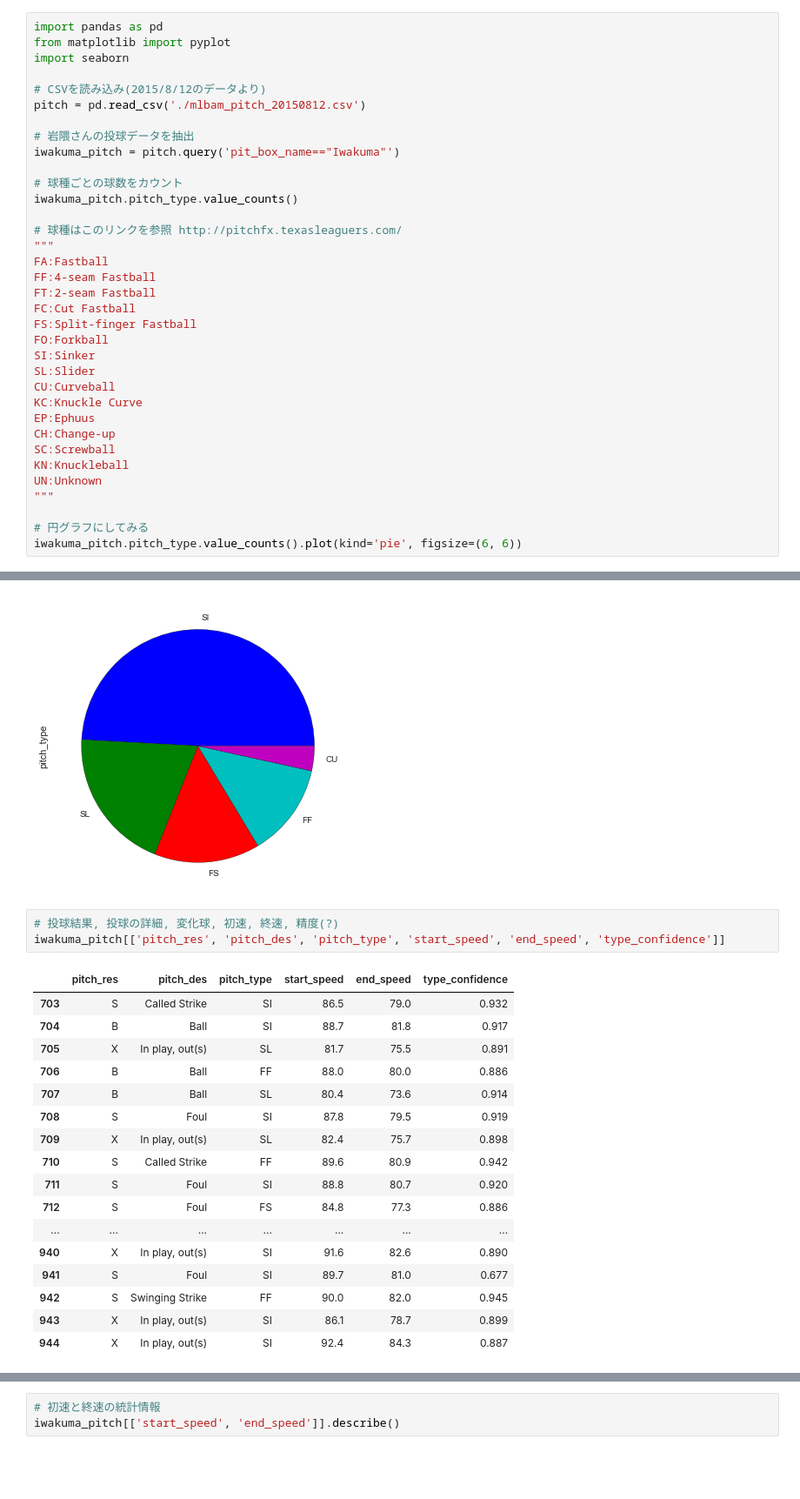
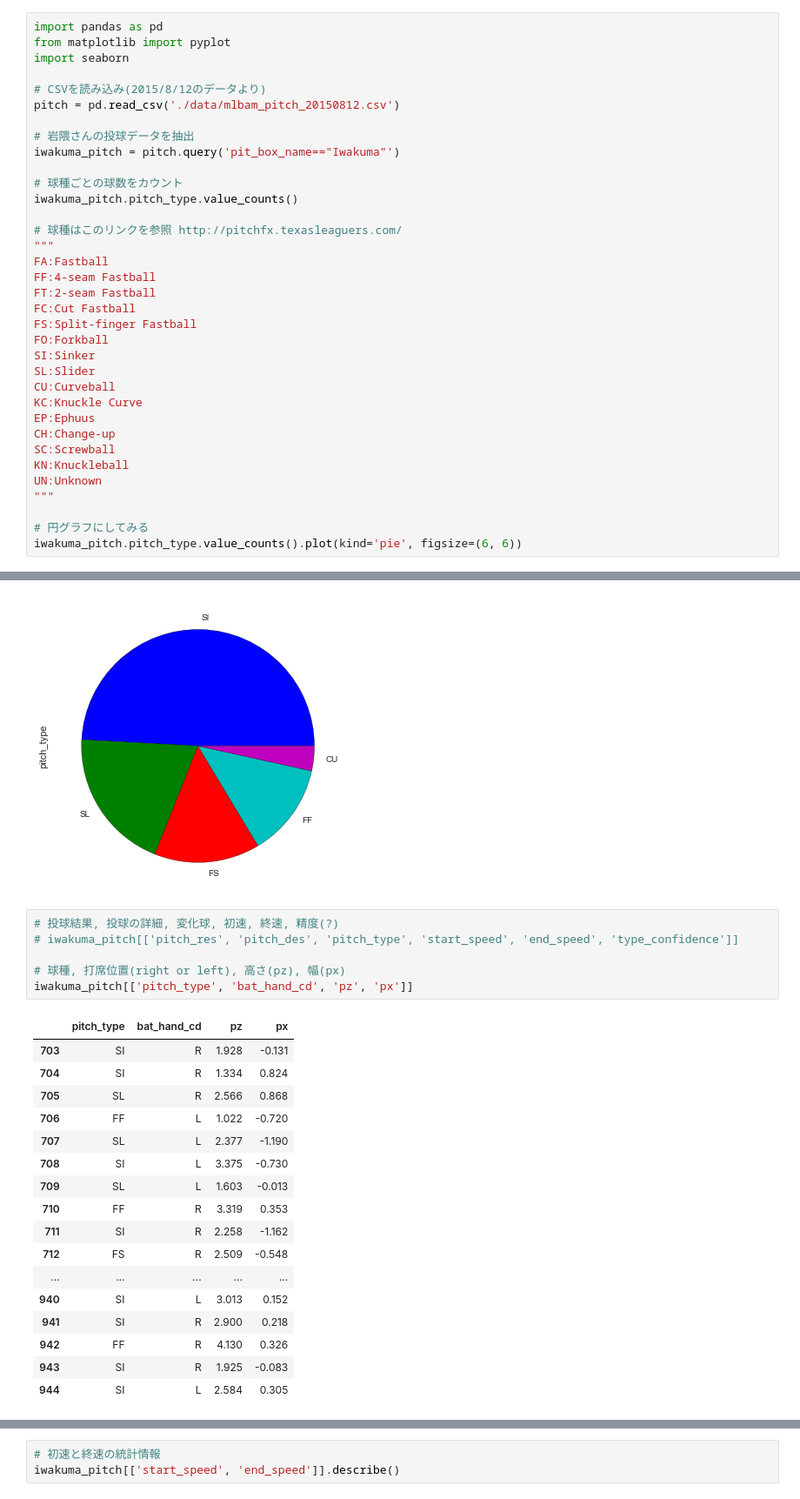
Before and after one commit to Shinichi-Nakagawa/pitchfx_example_python, a Jupyter notebook: pitchfx-example.ipynb, the cells around one changed output, grey strips where cells are left out. Shown: that part at 87% size. Saved outputs shown, nothing was run; the diff lists cells and outputs as text; blank space fills up the shorter version.

```diff
--- a/pitchfx-example.ipynb
+++ b/pitchfx-example.ipynb
@@ -17,7 +11,7 @@ from matplotlib import pyplot
 import seaborn
 
 # CSVを読み込み(2015/8/12のデータより)
-pitch = pd.read_csv('./mlbam_pitch_20150812.csv')
+pitch = pd.read_csv('./data/mlbam_pitch_20150812.csv')
 
 # 岩隈さんの投球データを抽出
 iwakuma_pitch = pitch.query('pit_box_name=="Iwakuma"')
@@ -51,22 +45,25 @@ iwakuma_pitch.pitch_type.value_counts().plot(kind='pie', figsize=(6, 6))
 [figure]
 # %%
 # 投球結果, 投球の詳細, 変化球, 初速, 終速, 精度(?)
-iwakuma_pitch[['pitch_res', 'pitch_des', 'pitch_type', 'start_speed', 'end_speed', 'type_confidence']]
+# iwakuma_pitch[['pitch_res', 'pitch_des', 'pitch_type', 'start_speed', 'end_speed', 'type_confidence']]
+
+# 球種, 打席位置(right or left), 高さ(pz), 幅(px)
+iwakuma_pitch[['pitch_type', 'bat_hand_cd', 'pz', 'px']]
 # %% [output]
-|  | pitch_res | pitch_des | pitch_type | start_speed | end_speed | type_confidence |
-| 703 | S | Called Strike | SI | 86.5 | 79.0 | 0.932 |
-| 704 | B | Ball | SI | 88.7 | 81.8 | 0.917 |
-| 705 | X | In play, out(s) | SL | 81.7 | 75.5 | 0.891 |
-| 706 | B | Ball | FF | 88.0 | 80.0 | 0.886 |
-| 707 | B | Ball | SL | 80.4 | 73.6 | 0.914 |
-| 708 | S | Foul | SI | 87.8 | 79.5 | 0.919 |
-| 709 | X | In play, out(s) | SL | 82.4 | 75.7 | 0.898 |
-| 710 | S | Called Strike | FF | 89.6 | 80.9 | 0.942 |
-| 711 | S | Foul | SI | 88.8 | 80.7 | 0.920 |
-| 712 | S | Foul | FS | 84.8 | 77.3 | 0.886 |
-| ... | ... | ... | ... | ... | ... | ... |
-| 940 | X | In play, out(s) | SI | 91.6 | 82.6 | 0.890 |
-| 941 | S | Foul | SI | 89.7 | 81.0 | 0.677 |
-| 942 | S | Swinging Strike | FF | 90.0 | 82.0 | 0.945 |
-| 943 | X | In play, out(s) | SI | 86.1 | 78.7 | 0.899 |
-| 944 | X | In play, out(s) | SI | 92.4 | 84.3 | 0.887 |
+|  | pitch_type | bat_hand_cd | pz | px |
+| 703 | SI | R | 1.928 | -0.131 |
+| 704 | SI | R | 1.334 | 0.824 |
+| 705 | SL | R | 2.566 | 0.868 |
+| 706 | FF | L | 1.022 | -0.720 |
+| 707 | SL | L | 2.377 | -1.190 |
+| 708 | SI | L | 3.375 | -0.730 |
+| 709 | SL | L | 1.603 | -0.013 |
+| 710 | FF | R | 3.319 | 0.353 |
+| 711 | SI | R | 2.258 | -1.162 |
+| 712 | FS | R | 2.509 | -0.548 |
+| ... | ... | ... | ... | ... |
+| 940 | SI | L | 3.013 | 0.152 |
+| 941 | SI | R | 2.900 | 0.218 |
+| 942 | FF | R | 4.130 | 0.326 |
+| 943 | SI | R | 1.925 | -0.083 |
+| 944 | SI | L | 2.584 | 0.305 |
```
Also changed, not shown: parts of 3 cells of this notebook, 2 other files.
